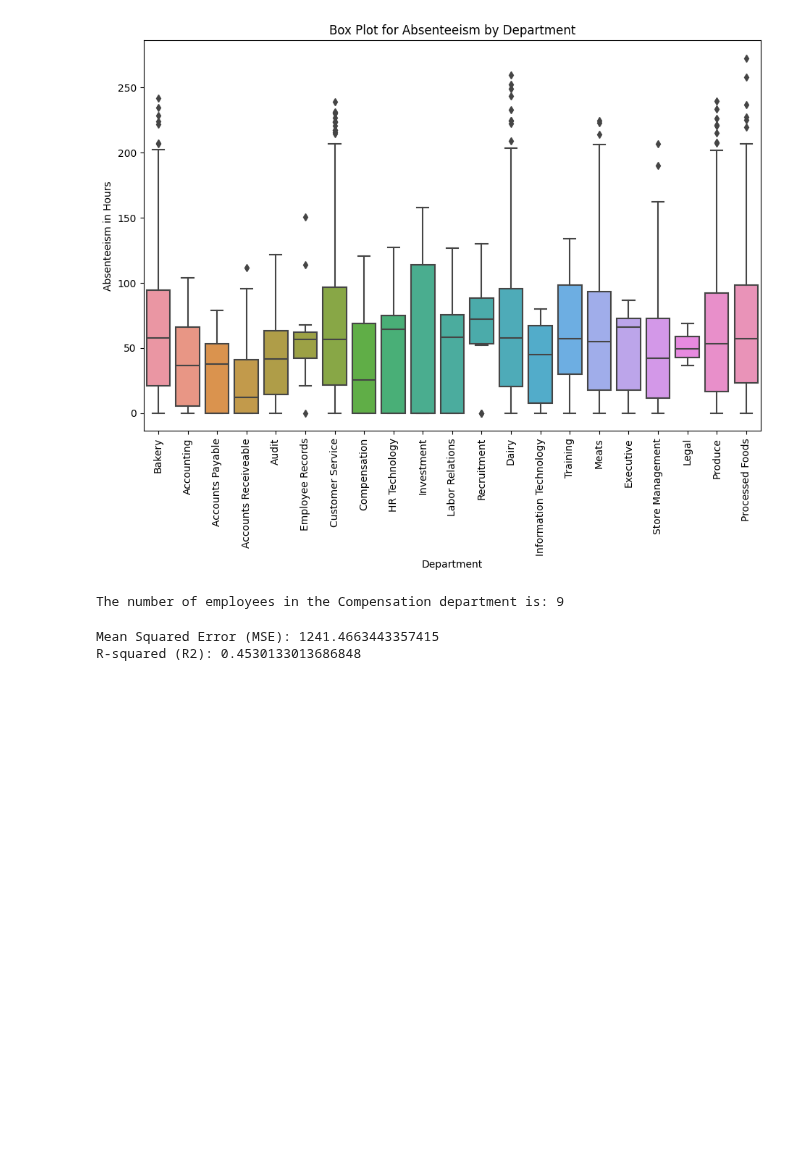
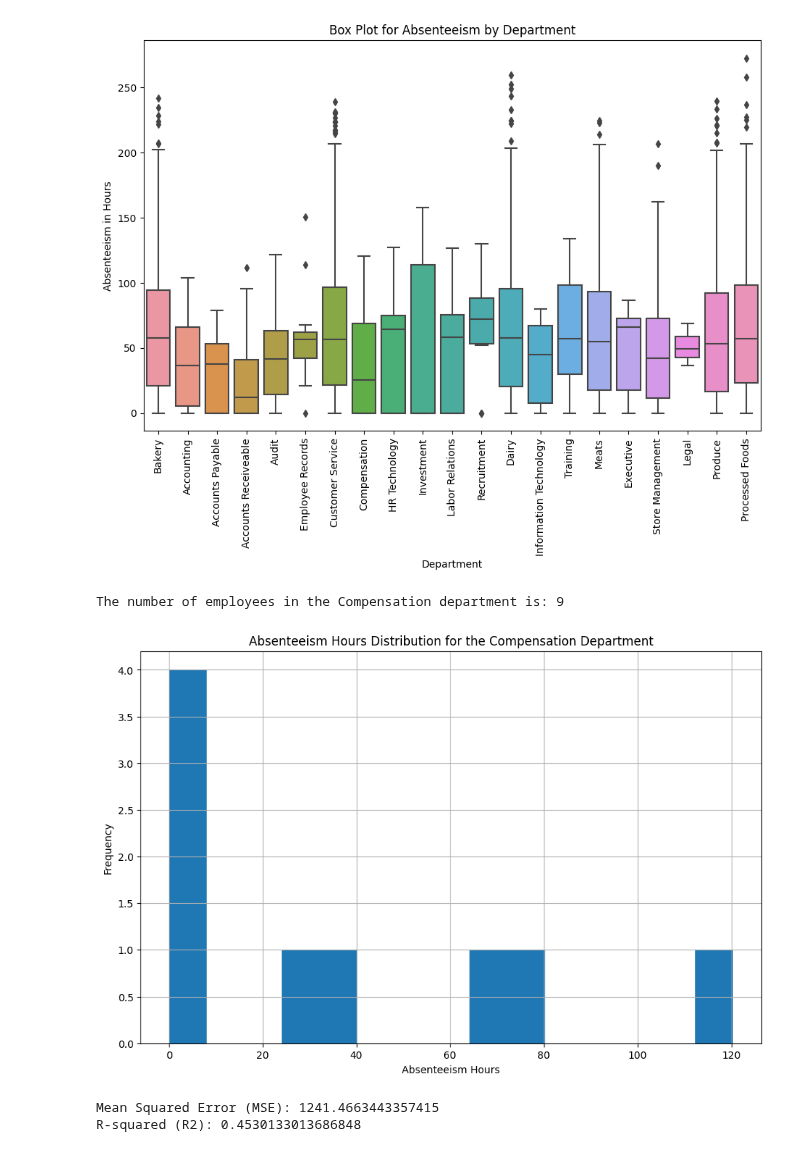
Before and after one commit to VladSaaS/peopleanlaytics, a Jupyter notebook: MFG Employee Absenteeism/MFGAbsenteeism.ipynb, the cells around one changed output. Saved outputs shown, nothing was run; the diff lists cells and outputs as text; code cells hidden in the pictures; blank space fills up the shorter version.

Commit message:
MFG boxplot for compensation department.

```diff
--- a/MFG Employee Absenteeism/MFGAbsenteeism.ipynb
+++ b/MFG Employee Absenteeism/MFGAbsenteeism.ipynb
@@ -59,10 +59,17 @@ plt.show()
 [figure]
 # %%
 # Exploring the Compensation department
-investment_department = df[df['DepartmentName'] == 'Compensation']
-print('The number of employees in the Compensation department is:', len(investment_department))
+compensation_department = df[df['DepartmentName'] == 'Compensation']
+print('The number of employees in the Compensation department is:', len(compensation_department))
+
+compensation_department['AbsentHours'].hist(bins=15, figsize=(11, 7))
+plt.title('Absenteeism Hours Distribution for the Compensation Department')
+plt.xlabel('Absenteeism Hours')
+plt.ylabel('Frequency')
+plt.show()
 # %% [output]
 The number of employees in the Compensation department is: 9
+[figure, added]
 # %%
 # Running a decission tree regressor analyis to predict absenteeism
 
```
